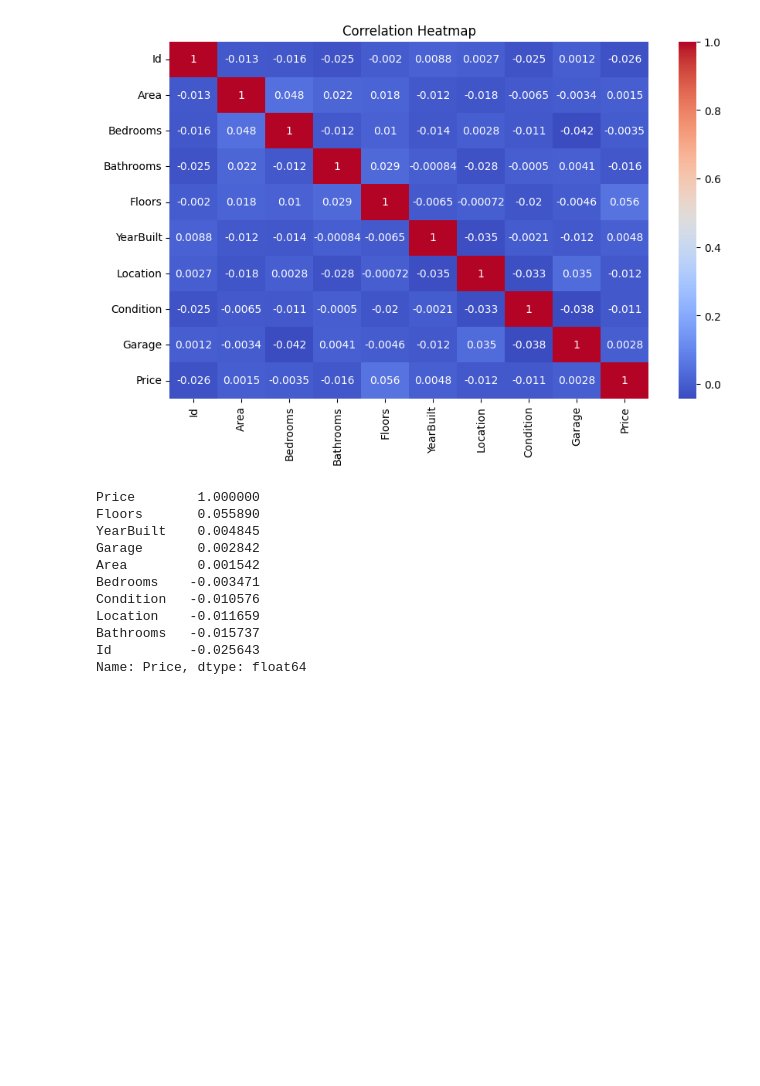
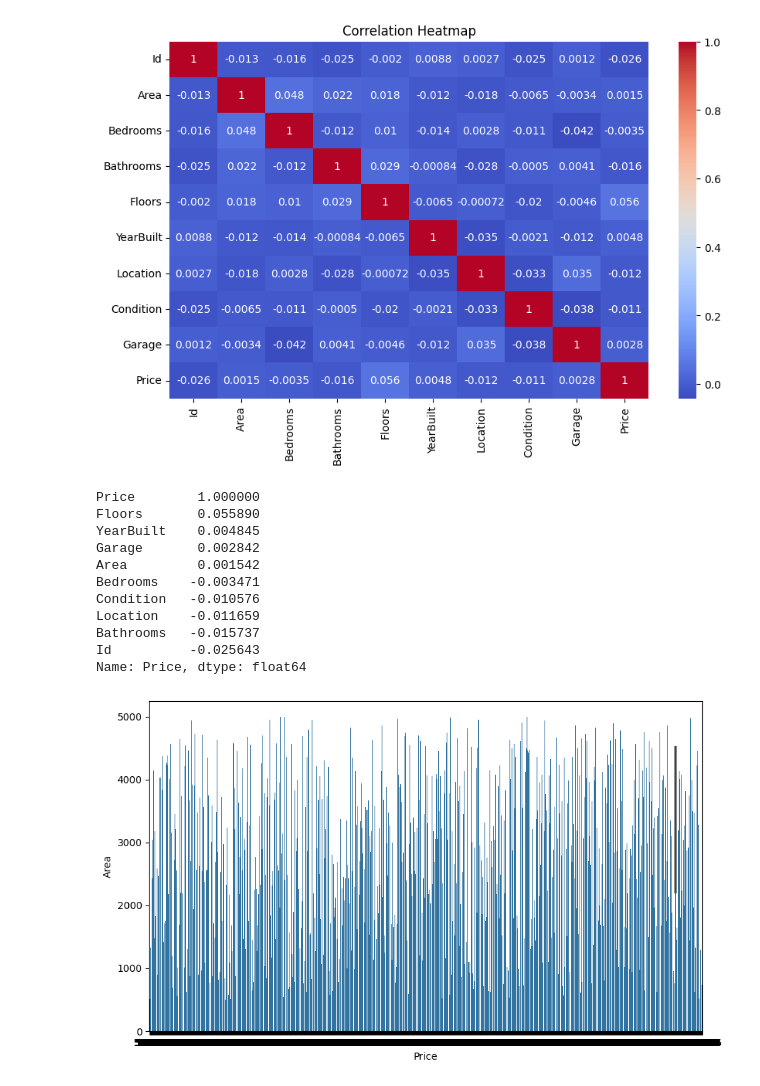
Before and after one commit to SoumalyaBhaduri/House-Price-Prediction, a Jupyter notebook: house-price-prediction.ipynb, the cells around one changed output. Saved outputs shown, nothing was run; the diff lists cells and outputs as text; code cells hidden in the pictures; blank space fills up the shorter version.

```diff
--- a/house-price-prediction.ipynb
+++ b/house-price-prediction.ipynb
@@ -112,3 +112,11 @@ Location    -0.011659
 Bathrooms   -0.015737
 Id          -0.025643
 Name: Price, dtype: float64
+# %%
+plt.figure(figsize=(10, 6))
+plt.xlabel('Price')
+plt.ylabel('Area')
+sns.barplot(x="Price", y="Area", data=df)
+plt.show()
+# %% [output]
+[figure, added]
```
Also changed, not shown: parts of 1 cell of this notebook.
